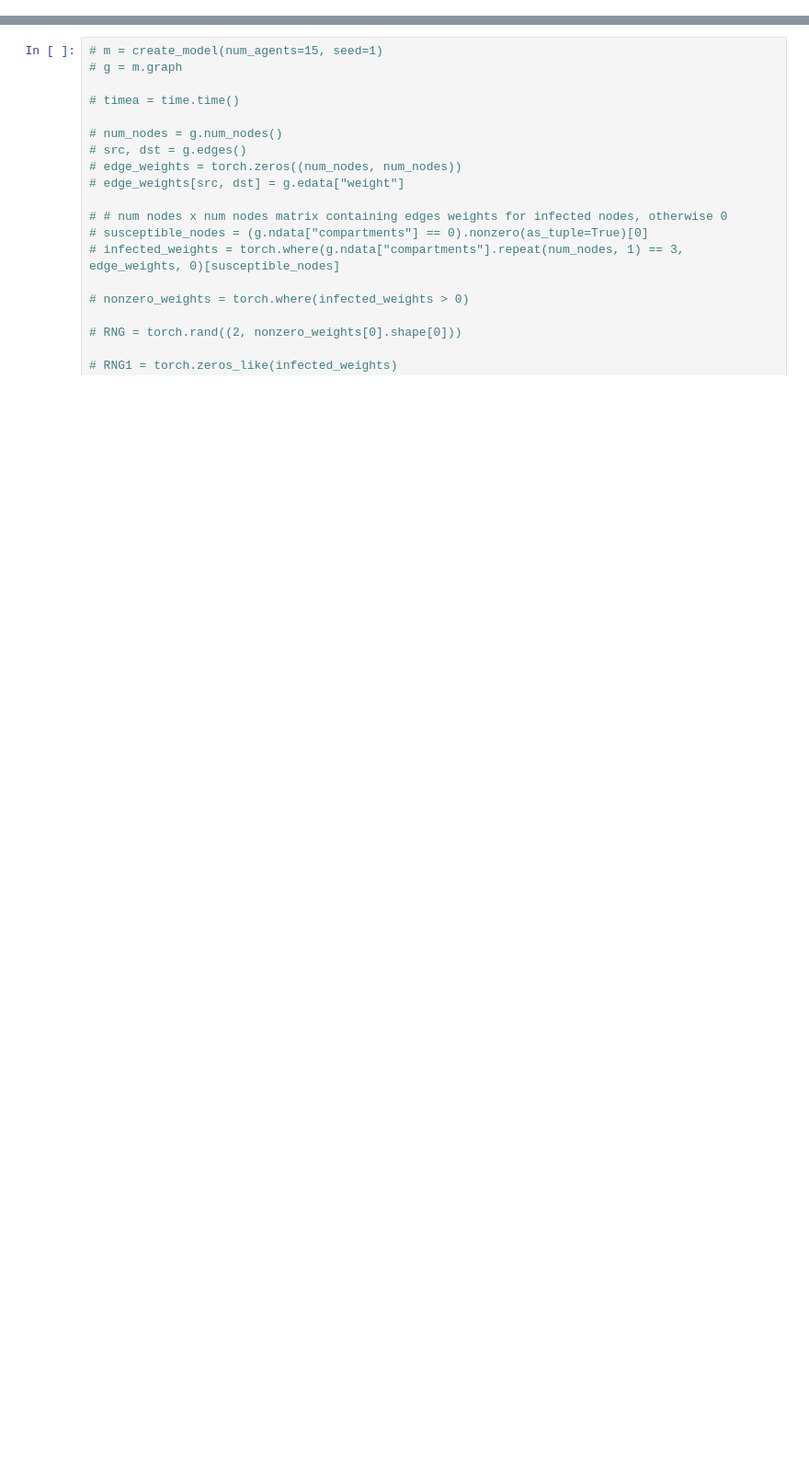
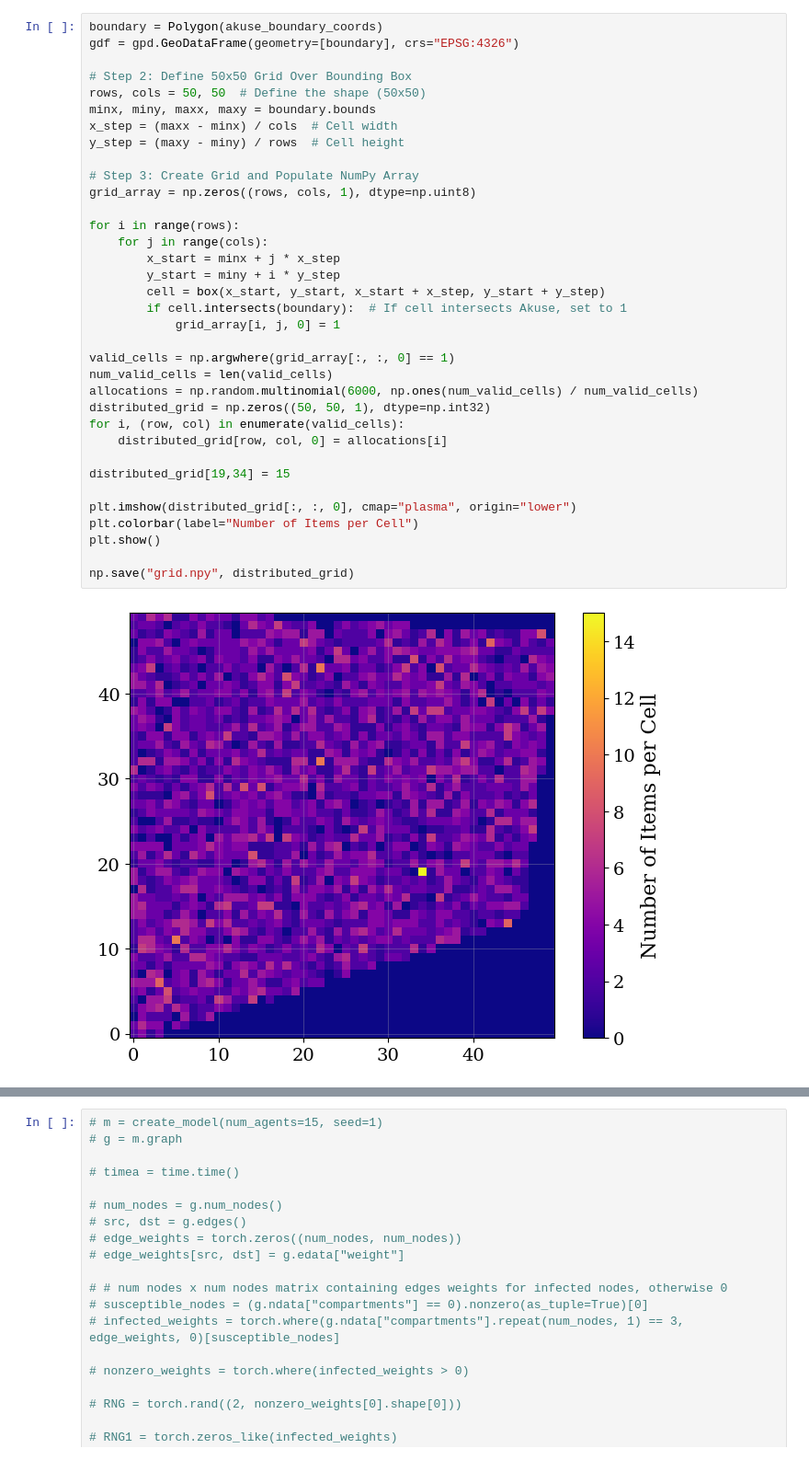
Before and after one commit to SDCCA/DGL-PTM, a Jupyter notebook: DGL_testing/misc_testing.ipynb, the cells around one changed output, grey strips where cells are left out. Shown at 92% size. Saved outputs shown, nothing was run; the diff lists cells and outputs as text; blank space fills up the shorter version.

```diff
--- a/DGL_testing/misc_testing.ipynb
+++ b/DGL_testing/misc_testing.ipynb
@@ -37,0 +90,37 @@ plt.rc("font", family="serif")
+# %%
+boundary = Polygon(akuse_boundary_coords)
+gdf = gpd.GeoDataFrame(geometry=[boundary], crs="EPSG:4326")
+
+# Step 2: Define 50x50 Grid Over Bounding Box
+rows, cols = 50, 50  # Define the shape (50x50)
+minx, miny, maxx, maxy = boundary.bounds
+x_step = (maxx - minx) / cols  # Cell width
+y_step = (maxy - miny) / rows  # Cell height
+
+# Step 3: Create Grid and Populate NumPy Array
+grid_array = np.zeros((rows, cols, 1), dtype=np.uint8)
+
+for i in range(rows):
+    for j in range(cols):
+        x_start = minx + j * x_step
+        y_start = miny + i * y_step
+        cell = box(x_start, y_start, x_start + x_step, y_start + y_step)
+        if cell.intersects(boundary):  # If cell intersects Akuse, set to 1
+            grid_array[i, j, 0] = 1
+
+valid_cells = np.argwhere(grid_array[:, :, 0] == 1)
+num_valid_cells = len(valid_cells)
+allocations = np.random.multinomial(6000, np.ones(num_valid_cells) / num_valid_cells)
+distributed_grid = np.zeros((50, 50, 1), dtype=np.int32)
+for i, (row, col) in enumerate(valid_cells):
+    distributed_grid[row, col, 0] = allocations[i]
+
+distributed_grid[19,34] = 15
+
+plt.imshow(distributed_grid[:, :, 0], cmap="plasma", origin="lower")
+plt.colorbar(label="Number of Items per Cell")
+plt.show()
+
+np.save("grid.npy", distributed_grid)
+# %% [output]
+[figure, added]
```
Also changed, not shown: parts of 13 cells of this notebook, 3 other files.
